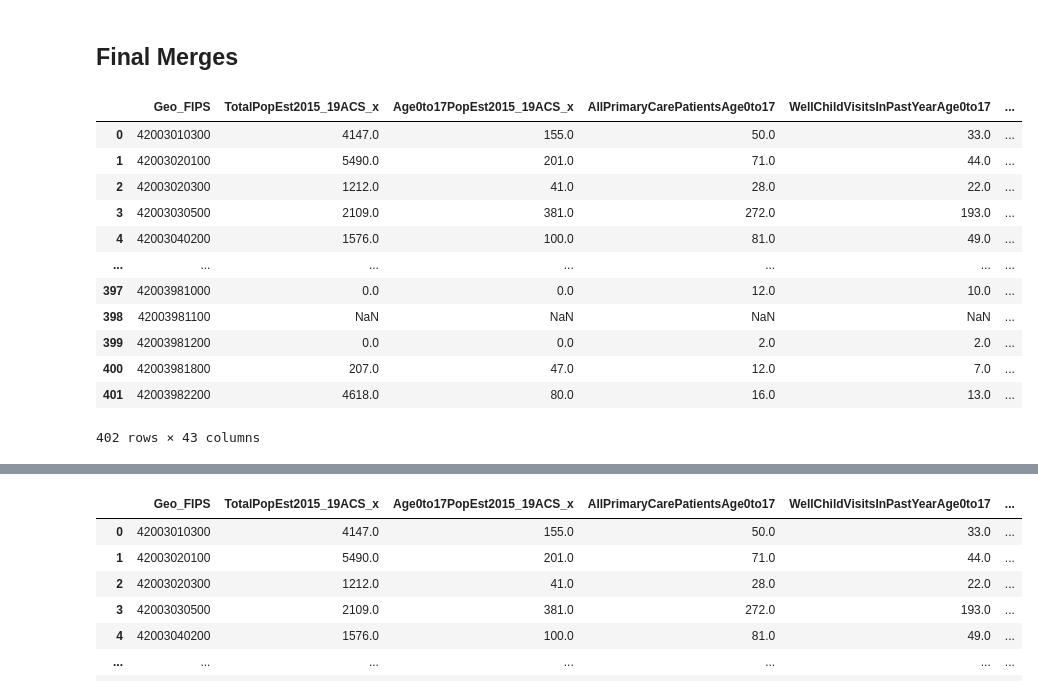
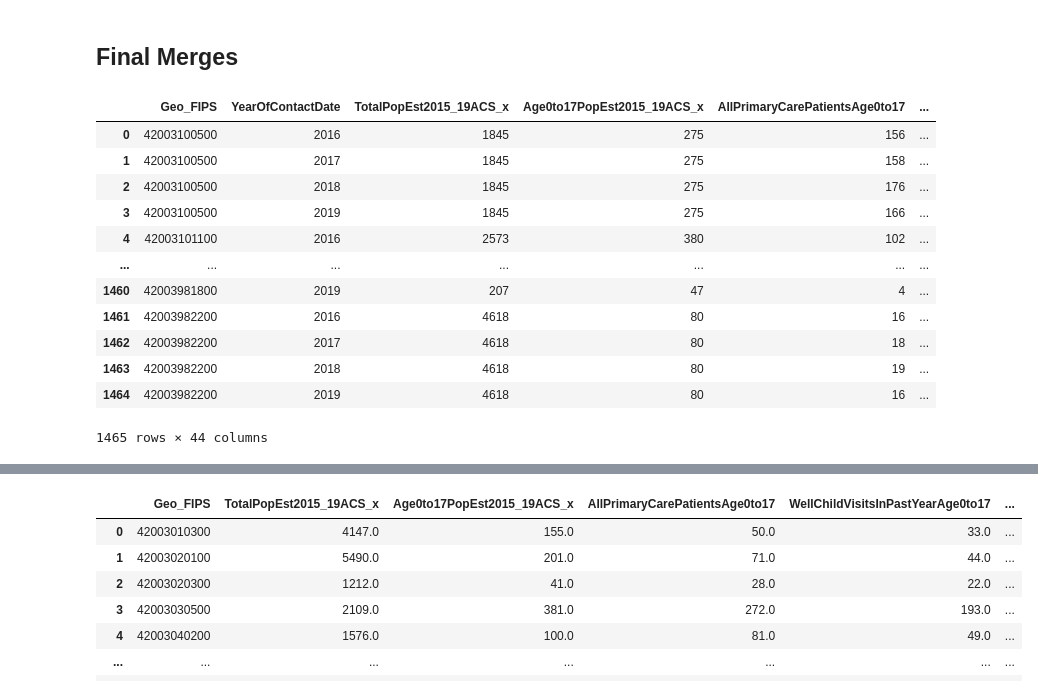
Before and after one commit to mbatheja/Allegheny_County_Asthma_ML, a Jupyter notebook: Asthma.ipynb, the cells around one changed output, grey strips where cells are left out. Drawn from its saved outputs; the diff is of its cells as text; code cells hidden in the pictures.

```diff
--- a/Asthma.ipynb
+++ b/Asthma.ipynb
@@ -184,7 +254,6 @@ testMerge.dropna().shape
 Kinda did some sketchy stuff to join this. Pretty much summing treats NAs as 0. Missing 6 Census Tracts for some reason.
 # %%
 ER_use = pd.read_csv("Allegheny_county_ER_use.csv")
-ER_use = ER_use[ER_use['YearOfStartDate'] == 2016]
 ER_use.head()
 # %% [output]
 |  | _id | Geo_FIPS | StateFIPS | CountyFIPS | TractFIPS | BlockgroupFIPS | TotalPopEst2015_19ACS | ... |
@@ -201,4 +270,3 @@ ER_use.shape
 # %%
 PC_use = pd.read_csv("Allegheny_county_PC_use.csv")
-PC_use = PC_use[PC_use['YearOfContactDate'] == 2016]
-PC_use.head()
+PC_use = PC_use.fillna(0)
@@ -215,0 +277,7 @@ PC_use.shape
+# %%
+#merging utilization data for Asthma ER and primary care
+util_data = PC_use.merge(ER_use, how = 'inner', left_on = ['Geo_FIPS', 'YearOfContactDate'], right_on = ['Geo_FIPS', 'YearOfStartDate'], validate='one_to_one')
+#dropping repeat columns
+util_data = util_data.drop(["_id_y","StateFIPS_y","CountyFIPS_y","TractFIPS_y","BlockgroupFIPS_y",
+                            "TotalPopEst2015_19ACS_y","Age0to17PopEst2015_19ACS_y"],axis="columns")
+util_data
@@ -216,15 +298,10 @@ PC_use.shape
 # %%
-#merging utilization data for Asthma ER and primary care
-util_data = PC_use.merge(ER_use, how = 'left', left_on = 'Geo_FIPS', right_on = 'Geo_FIPS')
-#dropping repeat columns
-util_data = util_data.drop(["_id_y","StateFIPS_y","CountyFIPS_y","TractFIPS_y","BlockgroupFIPS_y",
-                            "TotalPopEst2015_19ACS_y","Age0to17PopEst2015_19ACS_y","YearOfContactDate"],axis="columns")
 #Joining rows based on CTs
 #Dropping Per100 columns
 util_data = drop_columns_with_keyword(util_data,'Per100')
 util_data['Geo_FIPS'] = util_data['Geo_FIPS'].apply(str)
 util_data['Geo_FIPS'] = util_data['Geo_FIPS'].str[:-1]
 util_data = util_data.drop(columns=['_id_x', 'StateFIPS_x', 'CountyFIPS_x', 'TractFIPS_x', 'BlockgroupFIPS_x'])
-util_data = util_data.groupby('Geo_FIPS').sum()
+util_data = util_data.groupby(['Geo_FIPS', 'YearOfContactDate'], as_index=False).sum()
 util_data.isna().sum()
 # %% [output]
@@ -395,20 +471,20 @@ emissions_data.shape
 ## Final Merges
 # %%
 #Merging health care utlization data with census data on race and household income
-utilxcensus_data = util_data.merge(census_data, how='right', left_on='Geo_FIPS', right_on='Geo_FIPS')
+utilxcensus_data = util_data.merge(census_data, how='inner', left_on='Geo_FIPS', right_on='Geo_FIPS')
 utilxcensus_data['Geo_FIPS']=utilxcensus_data['Geo_FIPS'].apply(int)
 utilxcensus_data
 # %% [output]
-|  | Geo_FIPS | TotalPopEst2015_19ACS_x | Age0to17PopEst2015_19ACS_x | AllPrimaryCarePatientsAge0to17 | WellChildVisitsInPastYearAge0to17 | ... |
-| 0 | 42003010300 | 4147.0 | 155.0 | 50.0 | 33.0 | ... |
-| 1 | 42003020100 | 5490.0 | 201.0 | 71.0 | 44.0 | ... |
-| 2 | 42003020300 | 1212.0 | 41.0 | 28.0 | 22.0 | ... |
-| 3 | 42003030500 | 2109.0 | 381.0 | 272.0 | 193.0 | ... |
-| 4 | 42003040200 | 1576.0 | 100.0 | 81.0 | 49.0 | ... |
+|  | Geo_FIPS | YearOfContactDate | TotalPopEst2015_19ACS_x | Age0to17PopEst2015_19ACS_x | AllPrimaryCarePatientsAge0to17 | ... |
+| 0 | 42003100500 | 2016 | 1845 | 275 | 156 | ... |
+| 1 | 42003100500 | 2017 | 1845 | 275 | 158 | ... |
+| 2 | 42003100500 | 2018 | 1845 | 275 | 176 | ... |
+| 3 | 42003100500 | 2019 | 1845 | 275 | 166 | ... |
+| 4 | 42003101100 | 2016 | 2573 | 380 | 102 | ... |
 | ... | ... | ... | ... | ... | ... | ... |
-| 397 | 42003981000 | 0.0 | 0.0 | 12.0 | 10.0 | ... |
-| 398 | 42003981100 | NaN | NaN | NaN | NaN | ... |
-| 399 | 42003981200 | 0.0 | 0.0 | 2.0 | 2.0 | ... |
-| 400 | 42003981800 | 207.0 | 47.0 | 12.0 | 7.0 | ... |
-| 401 | 42003982200 | 4618.0 | 80.0 | 16.0 | 13.0 | ... |
+| 1460 | 42003981800 | 2019 | 207 | 47 | 4 | ... |
+| 1461 | 42003982200 | 2016 | 4618 | 80 | 16 | ... |
+| 1462 | 42003982200 | 2017 | 4618 | 80 | 18 | ... |
+| 1463 | 42003982200 | 2018 | 4618 | 80 | 19 | ... |
+| 1464 | 42003982200 | 2019 | 4618 | 80 | 16 | ... |
-402 rows × 43 columns
+1465 rows × 44 columns
```
Also changed, not shown: parts of 39 cells of this notebook.
